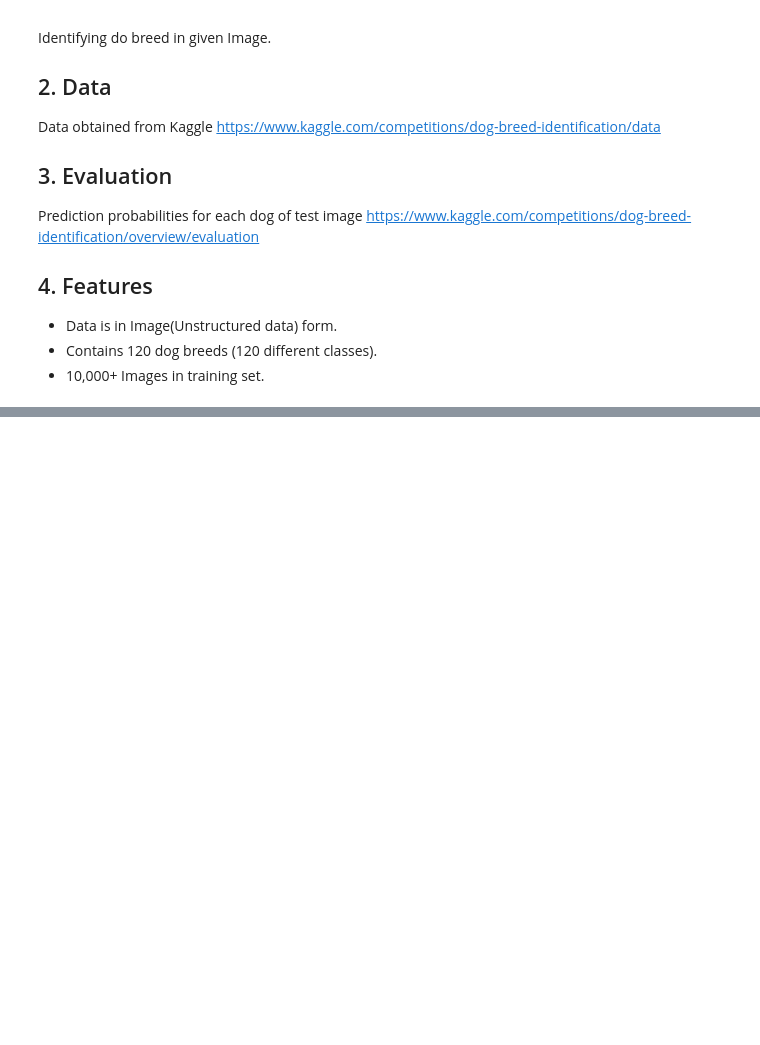
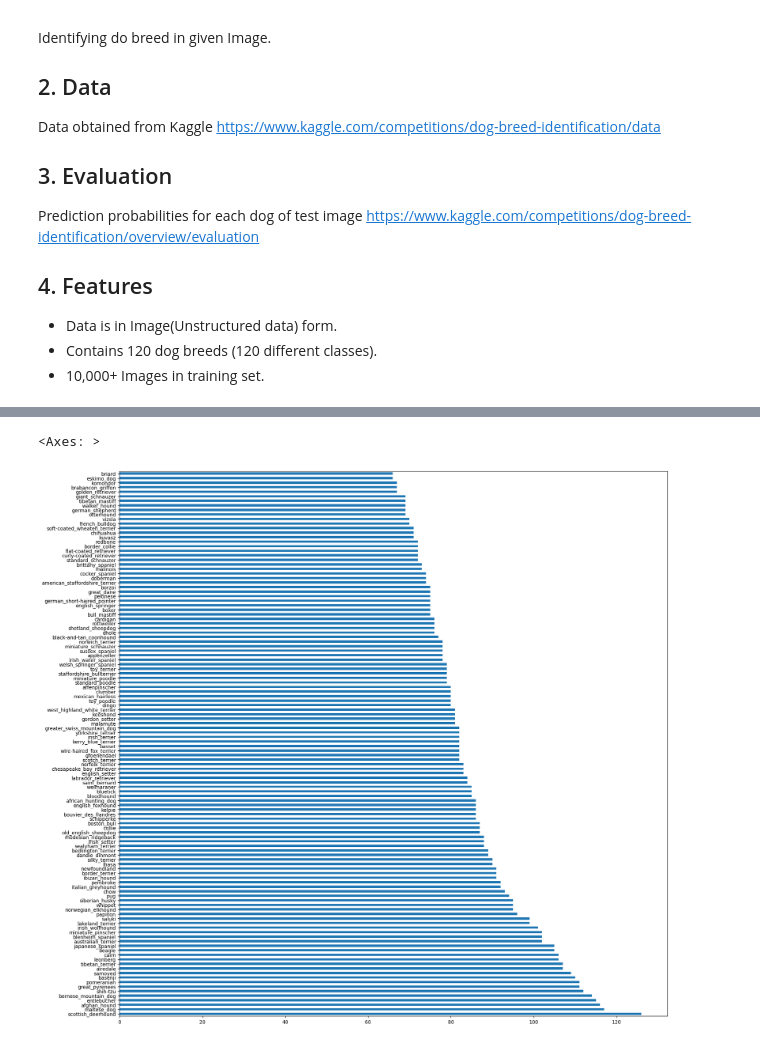
Before and after one commit to abdullahsultan/DogBreedClassification, a Jupyter notebook: DogBreedClassification.ipynb, the cells around one changed output, grey strips where cells are left out. Saved outputs shown, nothing was run; the diff lists cells and outputs as text; code cells hidden in the pictures; blank space fills up the shorter version.

```diff
--- a/DogBreedClassification.ipynb
+++ b/DogBreedClassification.ipynb
@@ -83,0 +99,6 @@ FileNotFoundError: ignored
+# %%
+# How many daogs in each breed
+labels_csv["breed"].value_counts().plot.barh(figsize=(20,20))
+# %% [output]
+<Axes: >
+[figure, added]
```
Also changed, not shown: parts of 8 cells of this notebook.
